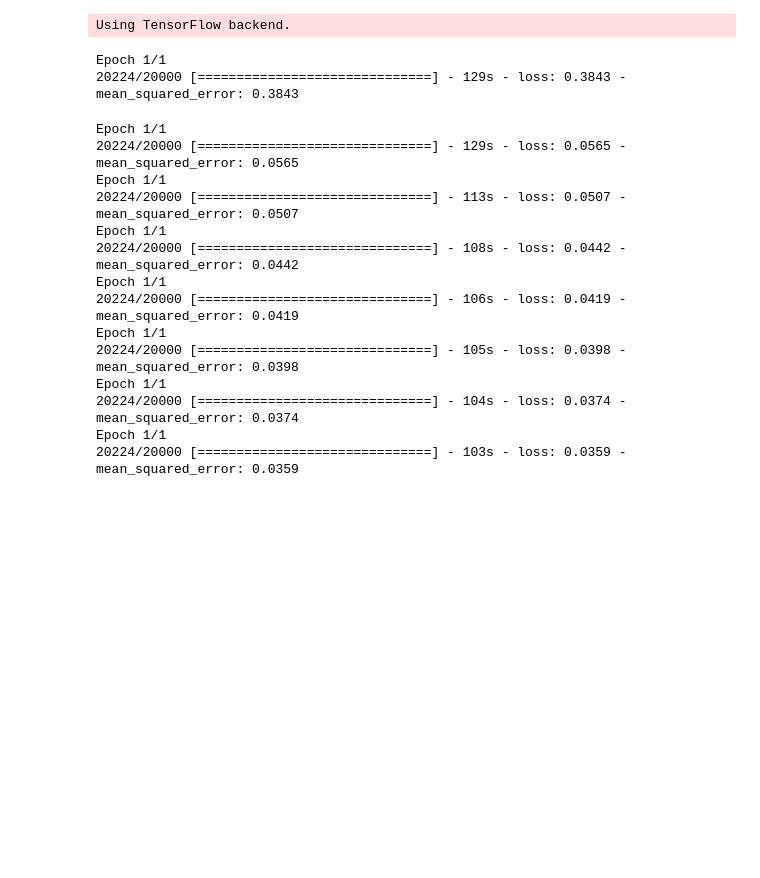
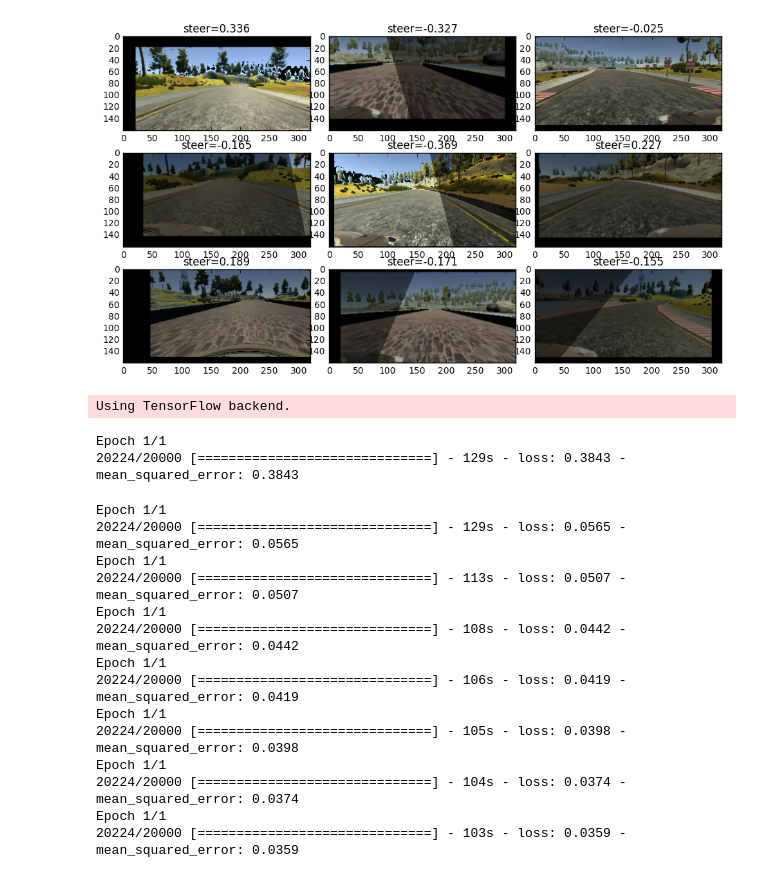
Before and after one commit to wkelongws/CarND-BehaviorCloning-Project, a Jupyter notebook: SelfDrivingTrainingModule.ipynb, the cells around one changed output. Cells and saved outputs as stored; diff of their text form; code cells hidden in the pictures; blank space fills up the shorter version.

```diff
--- a/SelfDrivingTrainingModule.ipynb
+++ b/SelfDrivingTrainingModule.ipynb
@@ -50,3 +97,16 @@ image_tr = cv2.warpAffine(image,Trans_M,(cols,rows))
+# %%
+plt.figure(figsize=(12,7))
+gs = gridspec.GridSpec(3, 3,hspace=0,wspace=0.1)
+for i in range(9):
+    i_line = np.random.randint(len(data))
+    line_data = data.iloc[[i_line]].reset_index()
+    image,y_steer=preprocess_image_file_train(line_data)
+    ax=plt.subplot(gs[i])
+    ax.set_title("steer={0:.3f}".format(y_steer))
+    plt.imshow(image)
+savefig('training sample.png')
+# %% [output]
+[figure, added]
 # %%
 # data augmentation
 # 1. Brightness augmentation
```
Also changed, not shown: parts of 9 cells of this notebook, 8 other files.
